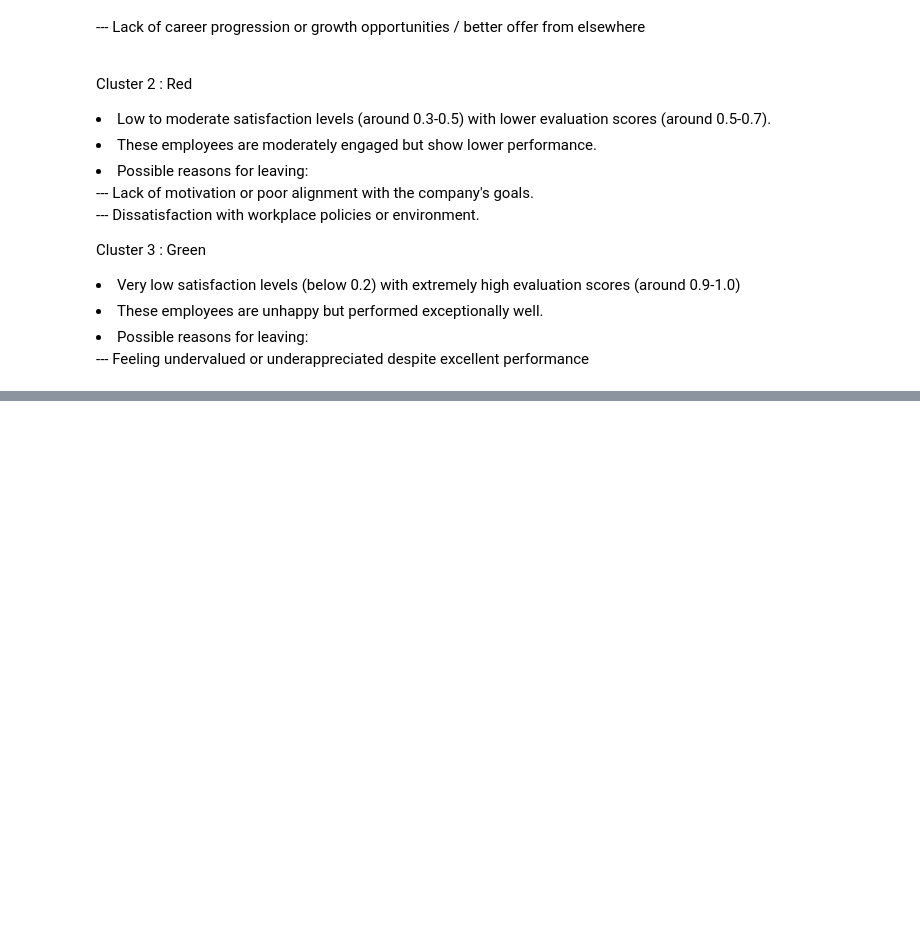
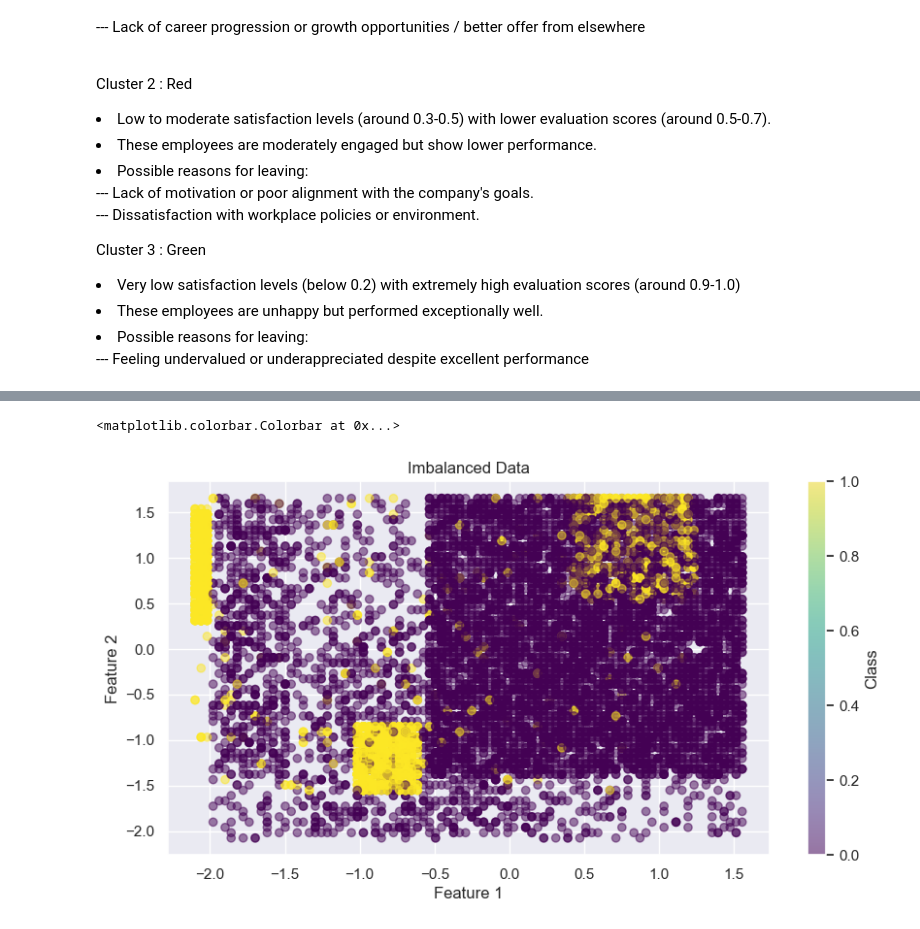
Before and after one commit to shreyanehra/MachineLearningProjects, a Jupyter notebook: employee turnover/project1.ipynb, the cells around one changed output, grey strips where cells are left out. Cells and saved outputs as stored; diff of their text form; code cells hidden in the pictures; blank space fills up the shorter version.

```diff
--- a/employee turnover/project1.ipynb
+++ b/employee turnover/project1.ipynb
@@ -183,0 +174,5 @@ Cluster 3 : Green <br>
+# %%
+#usitg get_dummies, drop to convert categorical tto numerical
+X_dummies = pd.get_dummies(data[['department', 'salary']], drop_first=True, dtype='int')
+#in drop_first : for department - IT and for salary - high gets dropped
+X_dummies.head()
@@ -183,0 +186,7 @@ Cluster 3 : Green <br>
+# %%
+#splitting, converting and then again concatenating
+y = data['left']
+X_numerical = data.drop(['left', 'salary', 'department'], axis=1)
+X_numerical.head()
+X = pd.concat([X_numerical, X_dummies], axis=1)
+X.head()
@@ -183,0 +236,9 @@ Cluster 3 : Green <br>
+# %%
+#Standardization scaling
+from sklearn.preprocessing import StandardScaler
+from imblearn.over_sampling import SMOTE
+
+scaler = StandardScaler()
+X_train_scaled = scaler.fit_transform(X_train)
+print(X_train_scaled)
+X_test_scaled = scaler.transform(X_test)
@@ -183,0 +259,13 @@ Cluster 3 : Green <br>
+# %%
+#plottig imbalance from training set again, only on basis of first 2 features for now
+#thhis isn't exactly very useful to us right now, but helps with comparison of the smote
+#data that wil come after it
+plt.figure(figsize=(10, 5))
+plt.scatter(X_train_scaled[:, 0], X_train_scaled[:, 1], c=y_train, alpha=0.5, cmap='viridis', marker='o')
+plt.title('Imbalanced Data')
+plt.xlabel('Feature 1')
+plt.ylabel('Feature 2')
+plt.colorbar(label='Class')
+# %% [output]
+<matplotlib.colorbar.Colorbar at 0x...>
+[figure, added]
```
Also changed, not shown: parts of 22 cells of this notebook, 1 other file.
